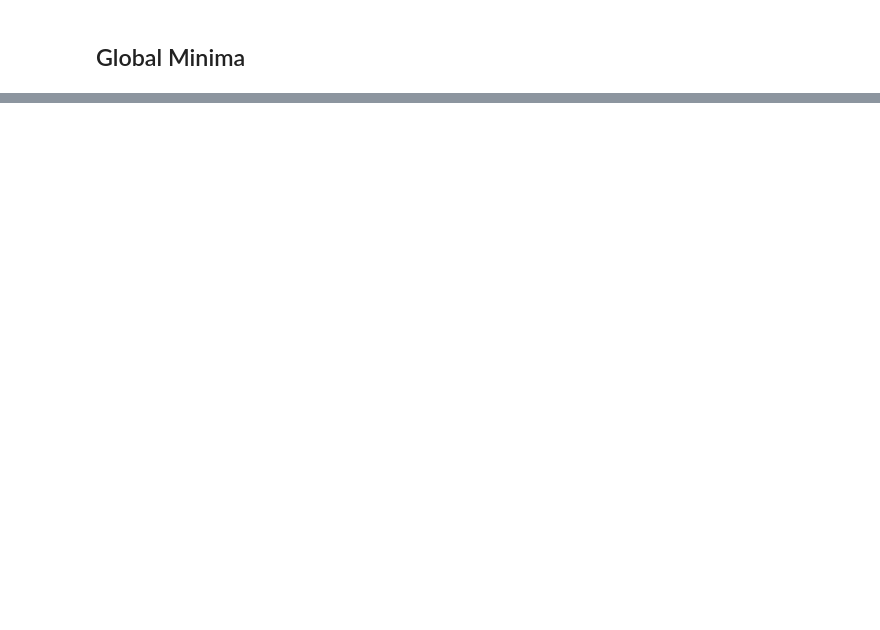
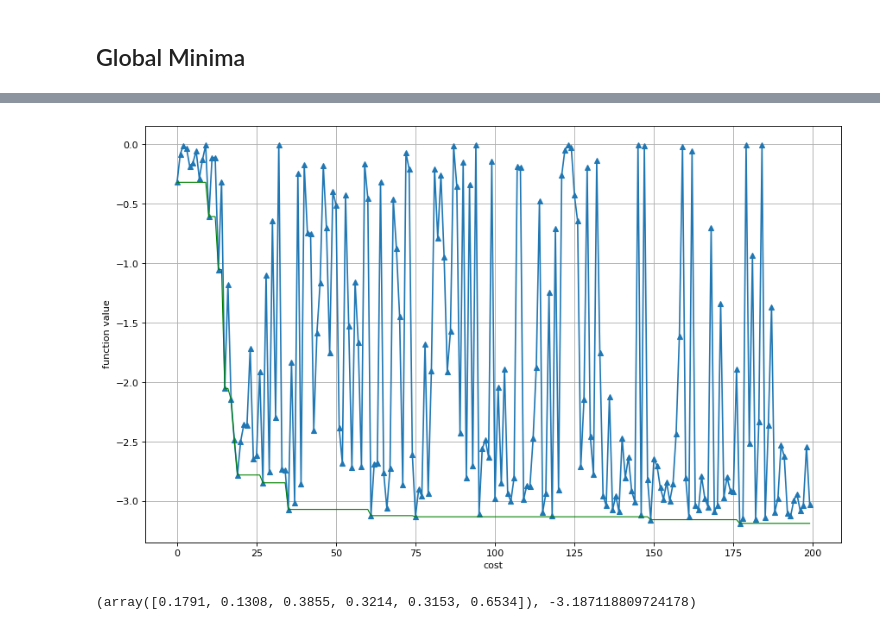
Before and after one commit to Mad97dong/gp, a Jupyter notebook: Code/Md.ipynb, the cells around one changed output, grey strips where cells are left out. Drawn from its saved outputs; the diff is of its cells as text; code cells hidden in the pictures; blank space fills up the shorter version.

```diff
--- a/Code/Md.ipynb
+++ b/Code/Md.ipynb
@@ -641,0 +566,20 @@ gp.get_hyper()
+# %%
+### Thompson Sampling
+import os
+from scipy import optimize
+eps = np.sqrt(np.finfo(float).eps)
+
+gp.clear()
+# gp.set_hyper(ls, var) # if online update hyper, skip
+
+# init cost
+X = np.asarray(np.random.uniform(lb, ub, size=(setup, dim)))
+X = X_fix
+
+gp.set_data(X, f(X))
+gp.optimize()
+gp.fit()
+
+w = gp.X[np.argmin(gp.y)]
+history_test = [(w, f(w)) for w in X]
+lr = 0.01
@@ -641,0 +668,13 @@ gp.get_hyper()
+# %%
+pl.figure(figsize=(13, 8), dpi=80)
+pl.plot(np.squeeze(np.array(history_test)[:, 1]), "-^")
+pl.plot(np.minimum.accumulate(np.array(history_test)[:, 1]), 'g', lw=1)
+pl.xlabel("cost")
+pl.ylabel("function value")
+pl.grid(True)
+# %% [output]
+[figure, added]
+# %%
+gp.X[np.argmin(gp.y)], np.min(gp.y)
+# %% [output]
+(array([0.1791, 0.1308, 0.3855, 0.3214, 0.3153, 0.6534]), -3.187118809724178)
```
Also changed, not shown: parts of 16 cells of this notebook, 6 other files.
